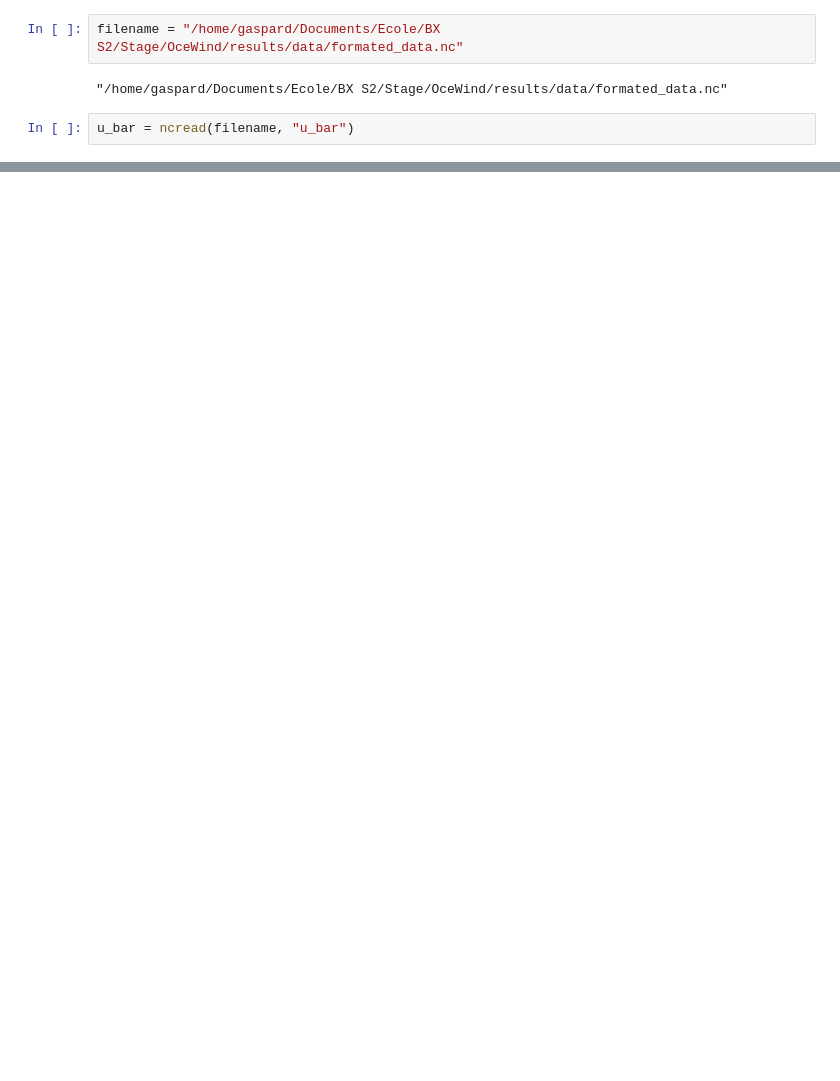
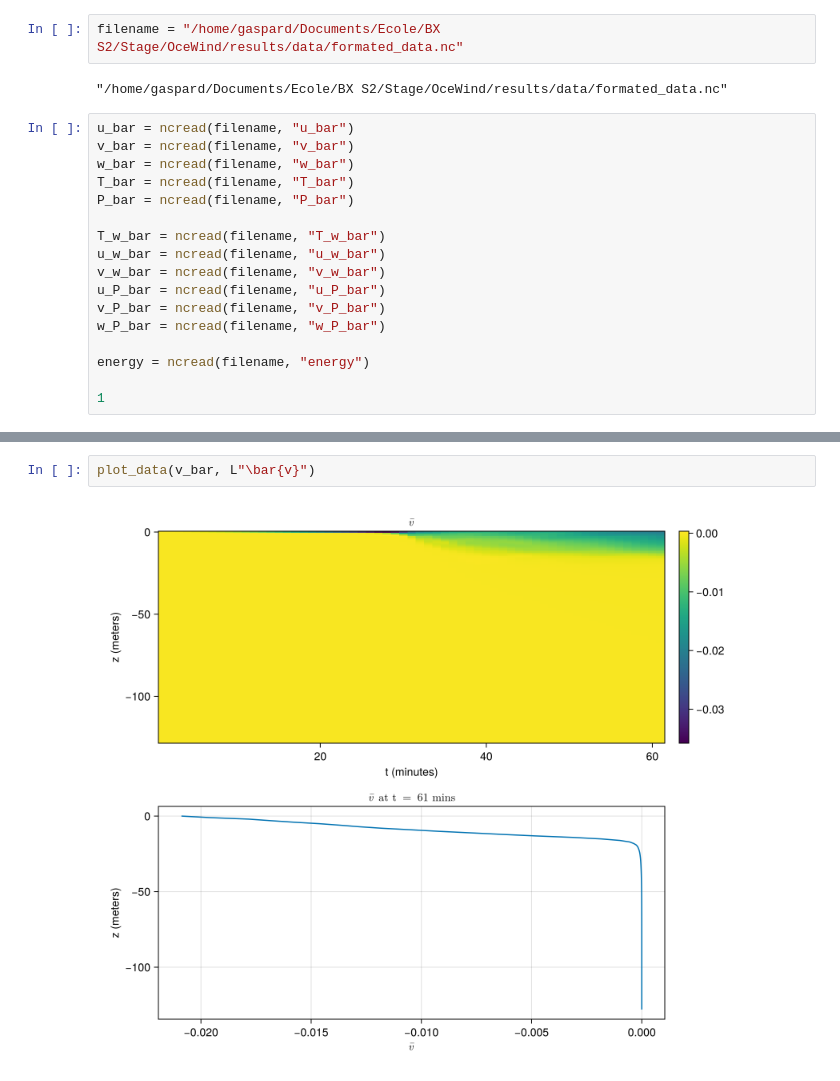
Before and after one commit to Gaspartcho/OceWind, a Jupyter notebook: Notebooks/graphs.ipynb, the cells around one changed output, grey strips where cells are left out. Cells and saved outputs as stored; diff of their text form; blank space fills up the shorter version.

```diff
--- a/Notebooks/graphs.ipynb
+++ b/Notebooks/graphs.ipynb
@@ -14,4 +7,19 @@ filename = "/home/gaspard/Documents/Ecole/BX S2/Stage/OceWind/results/data/forma
 "/home/gaspard/Documents/Ecole/BX S2/Stage/OceWind/results/data/formated_data.nc"
 # %%
 u_bar = ncread(filename, "u_bar")
+v_bar = ncread(filename, "v_bar")
+w_bar = ncread(filename, "w_bar")
+T_bar = ncread(filename, "T_bar")
+P_bar = ncread(filename, "P_bar")
+
+T_w_bar = ncread(filename, "T_w_bar")
+u_w_bar = ncread(filename, "u_w_bar")
+v_w_bar = ncread(filename, "v_w_bar")
+u_P_bar = ncread(filename, "u_P_bar")
+v_P_bar = ncread(filename, "v_P_bar")
+w_P_bar = ncread(filename, "w_P_bar")
+
+energy = ncread(filename, "energy")
+
+1
 # %% [output]
@@ -61,0 +53,4 @@ plot_data(u_bar, L"\bar{u}")
+# %%
+plot_data(v_bar, L"\bar{v}")
+# %% [output]
+[figure, added]
```
Also changed, not shown: parts of 14 cells of this notebook, 8 other files.
